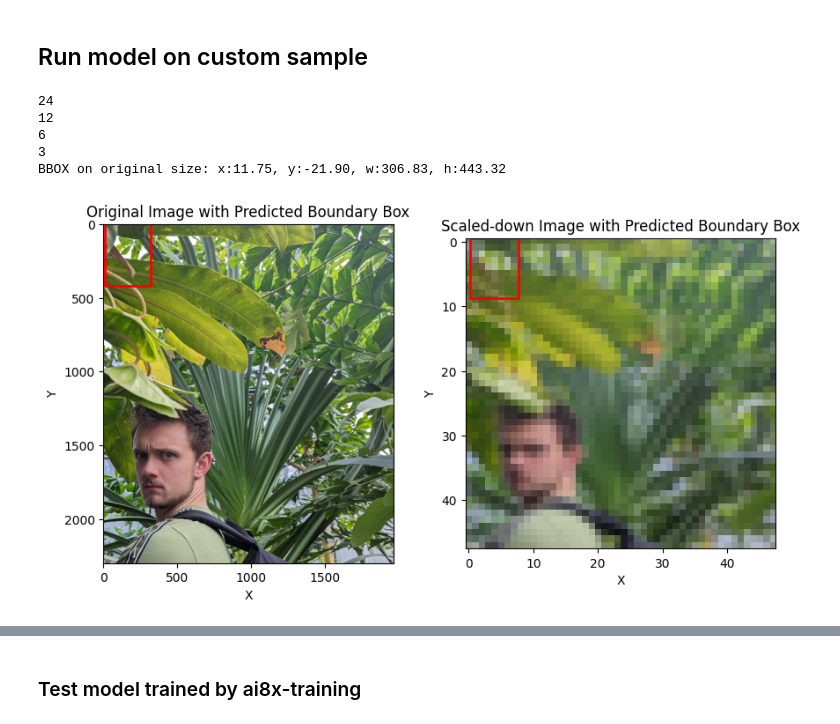
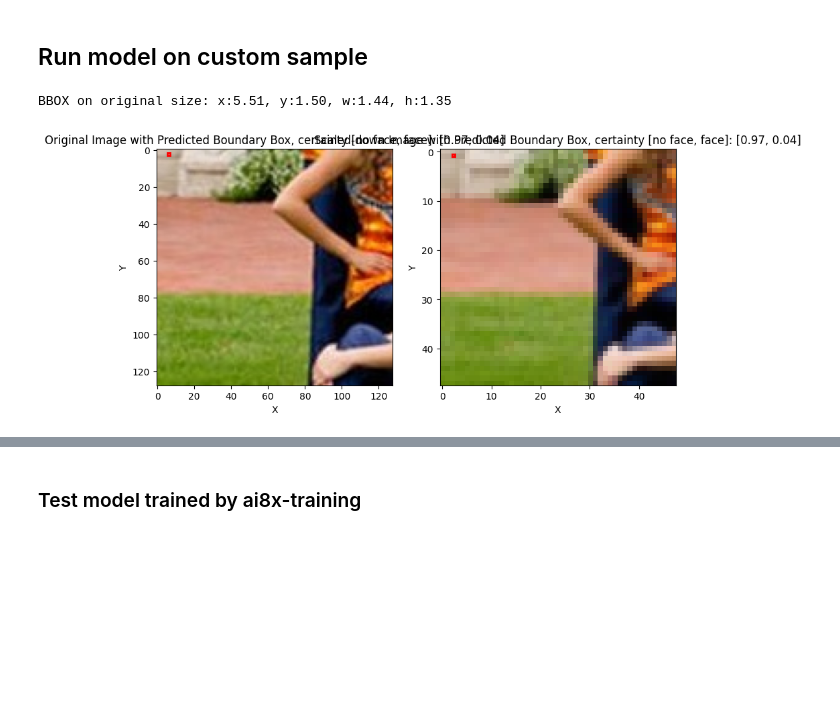
Before and after one commit to lionnus/MAX78000-Face-Detection, a Jupyter notebook: pytorch_face_detection.ipynb, the cells around one changed output, grey strips where cells are left out. Drawn from its saved outputs; the diff is of its cells as text; code cells hidden in the pictures; blank space fills up the shorter version.

```diff
--- a/pytorch_face_detection.ipynb
+++ b/pytorch_face_detection.ipynb
@@ -35,8 +36,8 @@ from torchvision.io import read_image
 # %% [markdown]
 ### Set parameters
 # %%
-param_dim_x = 128
-param_dim_y = 128
+param_dim_x = 48
+param_dim_y = param_dim_x
 # %% [markdown]
 ### Set CUDA device
 # %%
@@ -316,7 +356,7 @@ data = ('/home/lionnus/OneDrive/Ubuntu/MLonMCU/maxim7800-face-detection',0)
 train_dataset,test_dataset= widerfaces_get_datasets(data,load_train=True, load_test=True)
 print("Train set length:",len(train_dataset))
 print("Test set length:",len(test_dataset))
-image, bbox, face_label = train_dataset[3020]
+image, bbox, face_label = train_dataset[700]
 
 # Inspect the sample
 print("Image shape:", image.shape)
@@ -991,13 +1073,13 @@ from PIL import Image, ImageOps
 device = torch.device("cuda" if torch.cuda.is_available() else "cpu")
 
 # Load the model
-model = WIDERFaceNet()
-model.load_state_dict(torch.load("models/WIDERFaceNet13.pth", map_location=device))
+model = WIDERFaceONet()
+model.load_state_dict(torch.load("models/WIDERFaceONet15.pth", map_location=device))
 model.to(device)
 model.eval()
 
 # Load and preprocess the image
-image_test = Image.open('/home/lionnus/OneDrive/Ubuntu/MLonMCU/maxim7800-face-detection/test_pic3.jpg')
+image_test = Image.open('/home/lionnus/OneDrive/Ubuntu/MLonMCU/maxim7800-face-detection/test_pic6.jpg')
 image_test = ImageOps.exif_transpose(image_test)
 
 # Define the transformation
@@ -1025,47 +1107,43 @@ ax1.imshow(image_test)
 
 # Convert coordinates to image dimensions
 x, y, w, h = predicted_coords
-scaled_x = x * image_test.size[0] / param_dim_x
-scaled_y = y * image_test.size[1] / param_dim_y
-scaled_w = w * image_test.size[0] / param_dim_x
-scaled_h = h * image_test.size[1] / param_dim_y
+scaled_x = x * image_test.size[0]
+scaled_y = y * image_test.size[1]
+scaled_w = w * image_test.size[0]
+scaled_h = h * image_test.size[1]
 print('BBOX on original size: x:{:.2f}, y:{:.2f}, w:{:.2f}, h:{:.2f}'.format(scaled_x, scaled_y, scaled_w, scaled_h))
 
 # Add a rectangle patch to the original image
 rect = patches.Rectangle((scaled_x, scaled_y), scaled_w, scaled_h, linewidth=2, edgecolor='r', facecolor='none')
 ax1.add_patch(rect)
 
 # Set plot title and labels for the original image
 if model.__class__.__name__ == "WIDERFaceONet":
     ax1.set_title('Original Image with Predicted Boundary Box, certainty [no face, face]: [{:.2f}, {:.2f}]'.format(face_label[0][0], face_label[0][1]))
 else:
     ax1.set_title('Original Image with Predicted Boundary Box')
 
 ax1.set_xlabel('X')
 ax1.set_ylabel('Y')
 
 # Plot the scaled-down image with the boundary box
 scaled_down_image = image_test_trans.squeeze().permute(1, 2, 0).cpu().numpy()
 ax2.imshow(scaled_down_image)
 
-rect = patches.Rectangle((x, y), w, h, linewidth=2, edgecolor='r', facecolor='none')
+rect = patches.Rectangle((x*param_dim_x, y*param_dim_y), w*param_dim_x, h*param_dim_y, linewidth=2, edgecolor='r', facecolor='none')
 ax2.add_patch(rect)
 
 # Set plot title and labels for the scaled-down image
 if model.__class__.__name__ == "WIDERFaceONet":
     ax2.set_title('Scaled-down Image with Predicted Boundary Box, certainty [no face, face]: [{:.2f}, {:.2f}]'.format(face_label[0][0], face_label[0][1]))
 else:
     ax2.set_title('Scaled-down Image with Predicted Boundary Box')
 
 ax2.set_xlabel('X')
 ax2.set_ylabel('Y')
 
 # Show the plot
 plt.show()
 # %% [output]
-24
-12
-6
-3
-BBOX on original size: x:11.75, y:-21.90, w:306.83, h:443.32
+BBOX on original size: x:5.51, y:1.50, w:1.44, h:1.35
-[figure, old version]
+[figure, new version]
```
Also changed, not shown: parts of 6 cells of this notebook.
